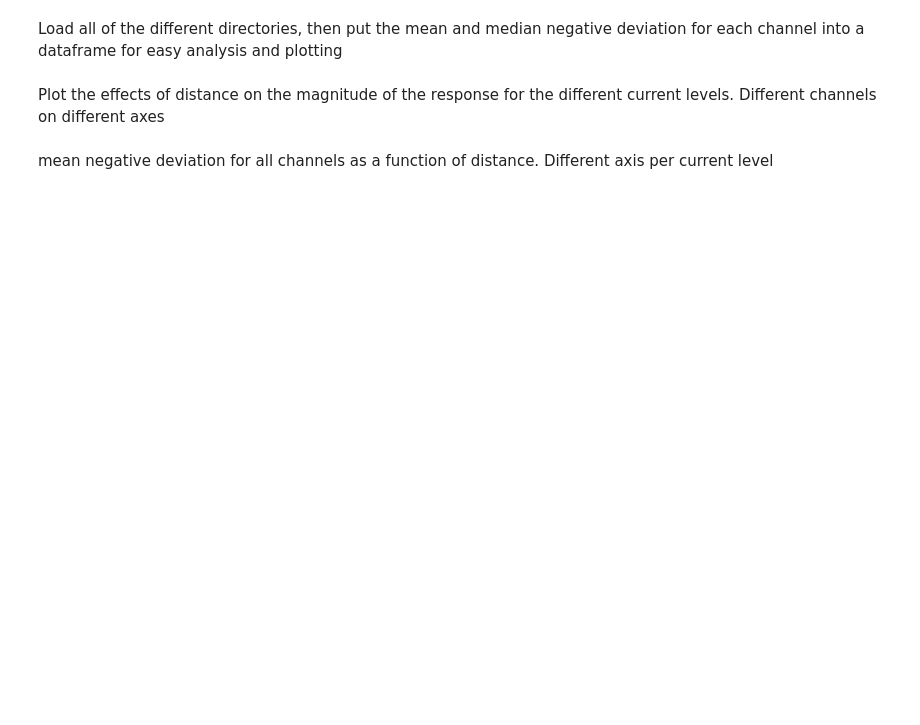
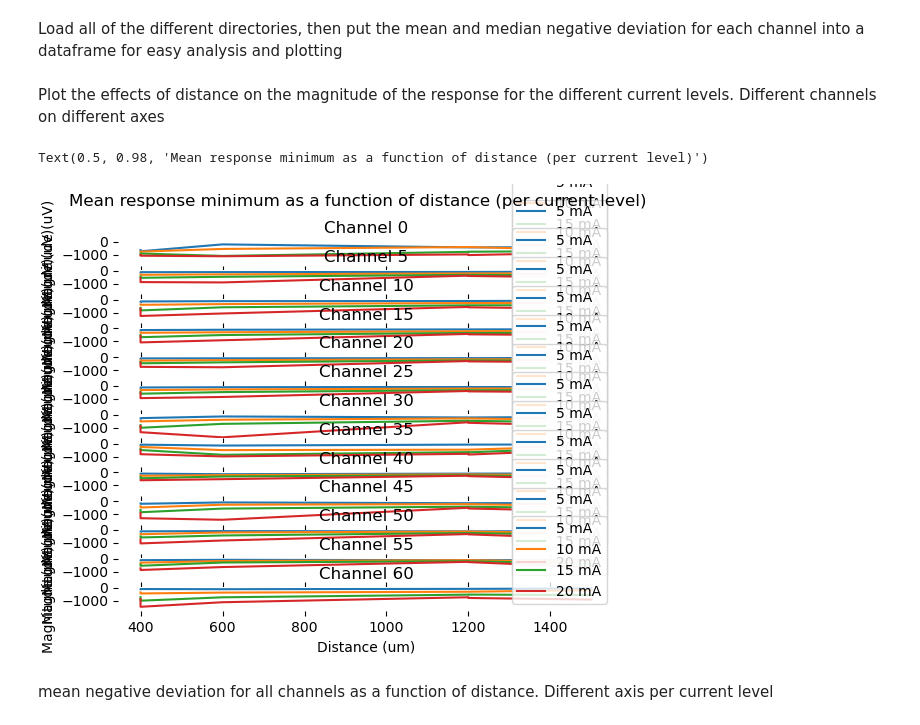
Before and after one commit to kb0dkin/Work_Tools, a Jupyter notebook: BrainPatch_analysis/crimson_responses.ipynb, the cells around one changed output. Drawn from its saved outputs; the diff is of its cells as text; code cells hidden in the pictures; blank space fills up the shorter version.

```diff
--- a/BrainPatch_analysis/crimson_responses.ipynb
+++ b/BrainPatch_analysis/crimson_responses.ipynb
@@ -450,37 +465,41 @@ Plot the effects of distance on the magnitude of the response for the different
 # %%
 currents = resp_df.Current.unique()
 currents.sort()
-channels = [10, 15, 20, 25, 30]
+# channels = [10, 15, 20, 25, 30]
+channels = np.arange(64, step = 5)
 
 fig_dist,ax_dist = plt.subplots(nrows=len(channels), sharex=True, sharey=True)
 # fig_time, ax_time = plt.subplots(nrows=len(channels), sharex=True, sharey=True)
 for i_chan,chan in enumerate(channels):
     for i_curr,curr in enumerate(currents):
         dist_cmp = resp_df.loc[(resp_df.Current==curr) * (resp_df.Channel_no==chan)]
         ax_dist[i_chan].plot(dist_cmp.Distance, dist_cmp.uMin)
         # ax_time[i_chan].plot(dist_cmp.Distance, dist_cmp.uMin_ts)
 
     ax_dist[i_chan].legend([f'{current} mA' for current in currents], loc=4)
     ax_dist[i_chan].set_title(f'Channel {chan}')
     ax_dist[i_chan].set_ylabel('Magnitude (uV)')
 
 
     # ax_time[i_chan].legend([f'{current} mA' for current in currents], loc=4)
     # ax_time[i_chan].set_title(f'Channel {chan}')
     # ax_time[i_chan].set_ylabel('Time (ms)')
 
     # remove the outer boxes
     for spine in ['top','bottom','right','left']:
         ax_dist[i_chan].spines[spine].set_visible(False)
         # ax_time[i_chan].spines[spine].set_visible(False)
 
 
 ax_dist[-1].set_xlabel('Distance (um)')
 fig_dist.suptitle('Mean response minimum as a function of distance (per current level)')
 
 
 # ax_time[-1].set_xlabel('Distance (um)')
 # fig_time.suptitle('Mean minimum time as a function of distance (per current level)')
+# %% [output]
+Text(0.5, 0.98, 'Mean response minimum as a function of distance (per current level)')
+[figure, added]
 # %% [markdown]
 mean negative deviation for all channels as a function of distance. Different axis per current level
 # %%
```
Also changed, not shown: parts of 10 cells of this notebook, 1 other file.
